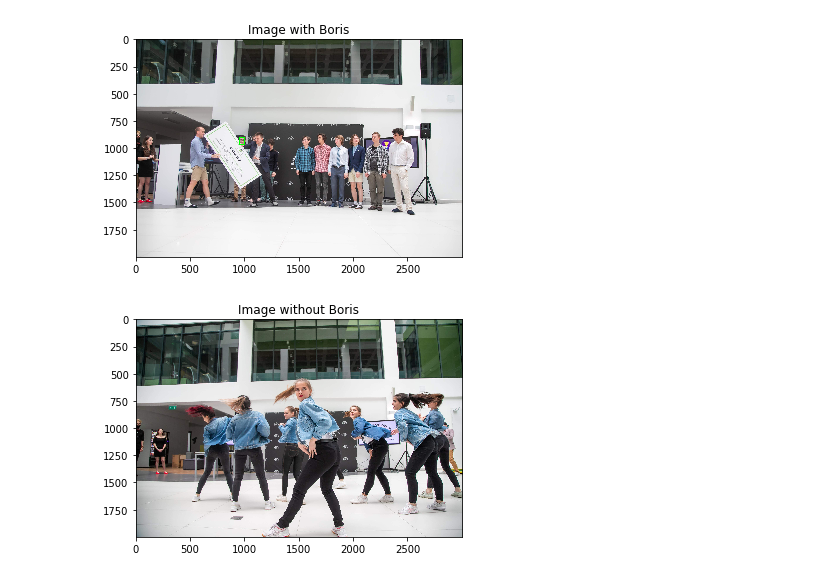
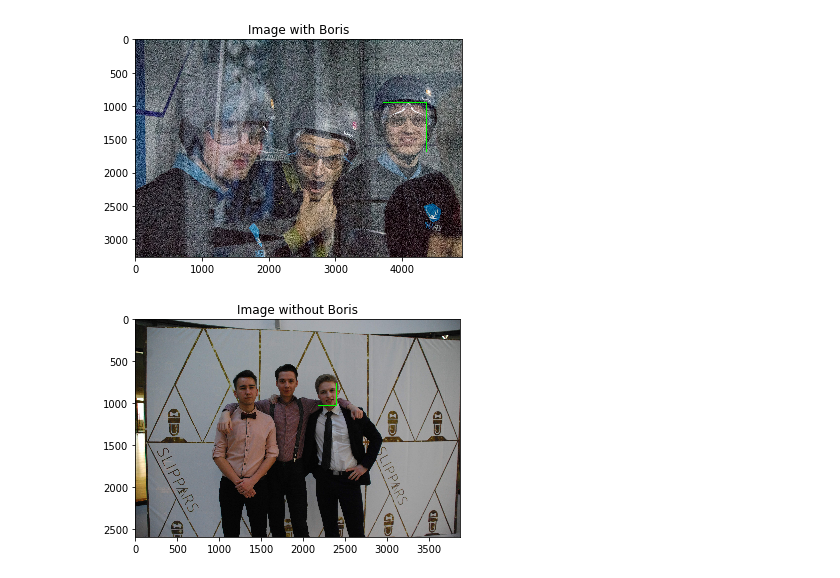
Before and after one commit to FireFoxIL/photo-search, a Jupyter notebook: test_core.ipynb, the cells around one changed output. Drawn from its saved outputs; the diff is of its cells as text; code cells hidden in the pictures.

Commit message:
Added comparison of different face comparison methods.

```diff
--- a/test_core.ipynb
+++ b/test_core.ipynb
@@ -24,5 +55,5 @@ clear_output()
 # %%
-cache_file = 'cache.pickle'
+face_detector, cache_file = detectors[0]
 metadata_filename = 'metadata.json'
 events_path = os.path.join('data', 'CVDataset')
 # %%
@@ -204,4 +243,0 @@ list(results.keys())[:10], len(results)
-# %%
-for img_path, locs in list(results.items())[:6]:
-    img = load_image(img_path)[:, :, ::-1]
-    draw_faces(img, locs)
@@ -212,0 +323,16 @@ for img_path, locs in list(results.items())[:6]:
+# %%
+results = []
+for person in people:
+    mean_encoding = np.array(person.encodings).mean(axis=0)
+    result = dict()
+    for folder in folders:
+        result.update(compare_img_to_set(mean_encoding, face_info[folder]))
+
+    img_paths, acc, recall = get_stats(result, person.name)
+    results.append({'res':result, 'acc':acc, 'recall':recall})
+
+mean_acc = np.mean(list(map(lambda x:x['acc'], results)))
+mean_recall = np.mean(list(map(lambda x:x['recall'], results)))
+print(f"""
+Mean accuracy: {mean_acc: <4.3}
+Mean recall:   {mean_recall: <4.3}""")
@@ -213,21 +351,26 @@ for img_path, locs in list(results.items())[:6]:
 # %%
-if len(results) > 0:
-    image_path, face_loc = random.choice(list(results.items()))
+people_ind = 0
+result = results[people_ind]['res']
+person = people[people_ind]
+images_with_person = list(events_metadata[person.name.lower()].intersection(result))
+images_withot_person = list(set(result).difference(events_metadata[person.name.lower()]))
+
+if len(images_with_person):
+    image_path = random.choice(images_with_person)
+    face_loc = result[image_path]
     img = load_image(image_path)[:, :, ::-1]
     draw_faces(img, face_loc, title=f'Image with {person.name}')
 else:
     print('No images with', person.name)
 
 
-if len(results) != len(images.image_paths):
-    image_path = random.choice(images.image_paths)
-    while image_path in results.keys():
-        image_path = random.choice(images.image_paths)
-    plt.imshow(load_image(image_path)[:, :, ::-1])
-    plt.title(f'Image without {person.name}')
-    plt.show()
+if len(images_withot_person):
+    image_path = random.choice(images_withot_person)
+    face_loc = result[image_path]
+    img = load_image(image_path)[:, :, ::-1]
+    draw_faces(img, face_loc, title=f'Image without {person.name}')
 else:
     print('No images without', person.name)
 # %% [output]
-[figure, old version]
+[figure, new version]
-[figure, old version]
+[figure, new version]
```
Also changed, not shown: parts of 21 cells of this notebook, 6 other files.
